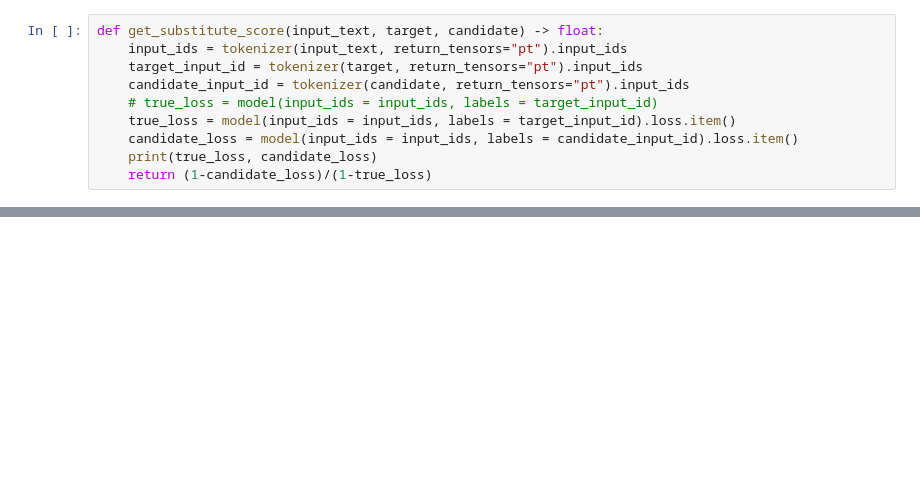
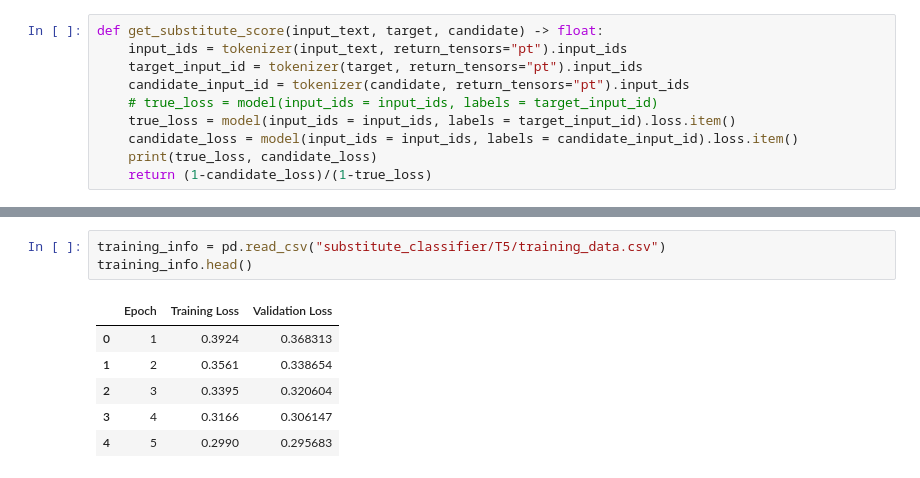
Before and after one commit to xubosen/rotman_mma_datathon_team_2, a Jupyter notebook: Analysis/naive_infilling_classifier.ipynb, the cells around one changed output, grey strips where cells are left out. Drawn from its saved outputs; the diff is of its cells as text; blank space fills up the shorter version.

```diff
--- a/Analysis/naive_infilling_classifier.ipynb
+++ b/Analysis/naive_infilling_classifier.ipynb
@@ -279,0 +294,10 @@ all_output_df
+# %%
+training_info = pd.read_csv("substitute_classifier/T5/training_data.csv")
+training_info.head()
+# %% [output]
+|  | Epoch | Training Loss | Validation Loss |
+| 0 | 1 | 0.3924 | 0.368313 |
+| 1 | 2 | 0.3561 | 0.338654 |
+| 2 | 3 | 0.3395 | 0.320604 |
+| 3 | 4 | 0.3166 | 0.306147 |
+| 4 | 5 | 0.2990 | 0.295683 |
```
Also changed, not shown: parts of 47 cells of this notebook, 1 other file.
